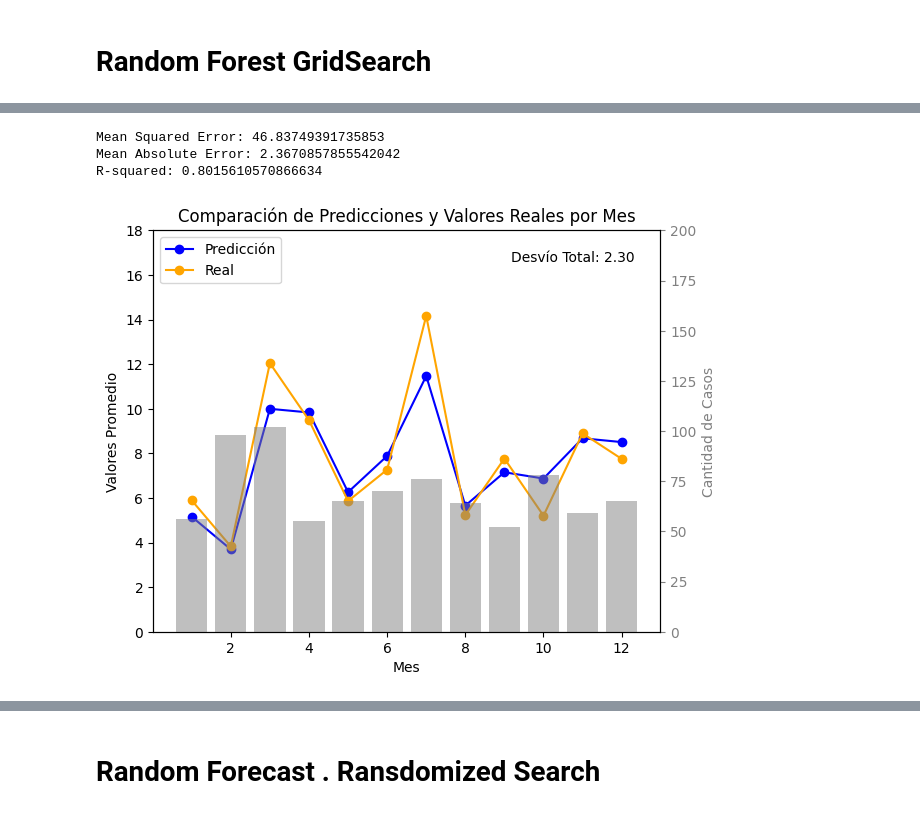
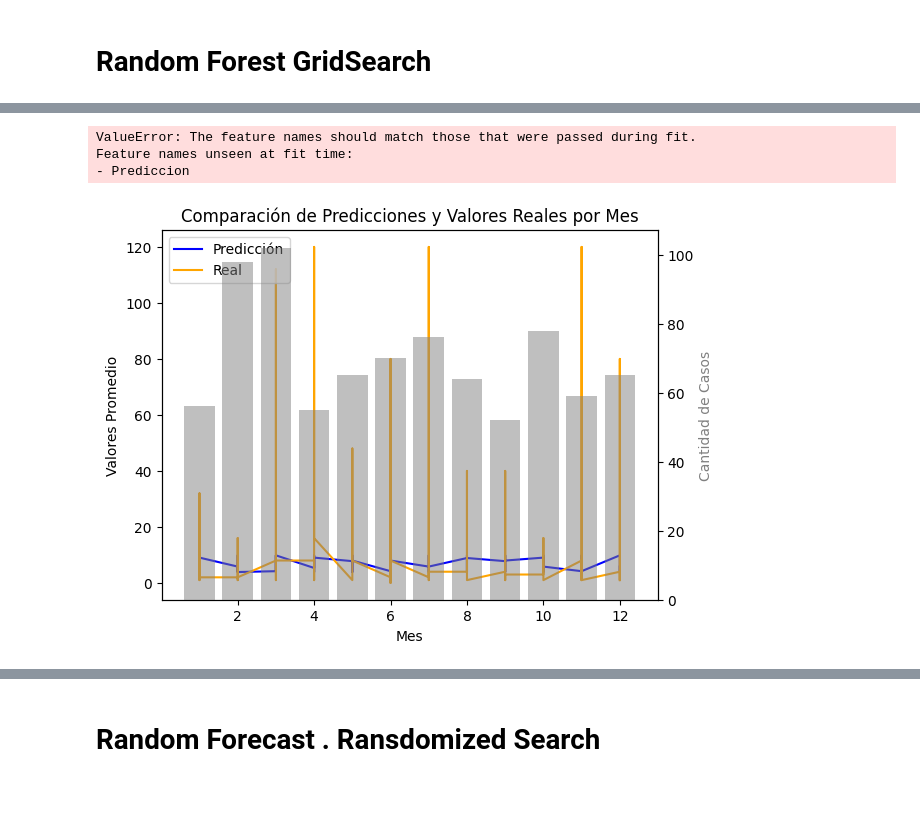
Before and after one commit to raulanegro/Chouse, a Jupyter notebook: Notebook_Final_Raul_Negro_version3_2.ipynb, the cells around one changed output, grey strips where cells are left out. Cells and saved outputs as stored; diff of their text form; code cells hidden in the pictures.

```diff
--- a/Notebook_Final_Raul_Negro_version3_2.ipynb
+++ b/Notebook_Final_Raul_Negro_version3_2.ipynb
@@ -1493,12 +1591,13 @@ Desvío medio entre Predicción y Real: 2.2964285714285713
 # %%
-# Supongamos que ya tienes el DataFrame X_test1 con las columnas 'Prediccion' y 'Real'
-# y que 'Month of absence' es una columna que representa los meses en formato numérico
 
-# Convertir la columna 'Month of absence' a formato de fecha
-X_test1['Month of absence'] = pd.to_datetime(X_test1['Month of absence'], format='%m')
+# Entrenar el modelo
+random_forest_nuevo.fit(X_train, Y_train)
 
-# Agregar una columna 'Mes' basada en la columna de fecha
-X_test1['Mes'] = X_test1['Month of absence'].dt.month
+# Realizar predicciones en df_nuevo_3
+predicciones = np.round(random_forest_nuevo.predict(df_nuevo_3.drop('Absenteeism time in hours', axis=1)), 0)
+
+# Añadir las predicciones como una nueva columna 'Prediccion'
+df_nuevo_3['Prediccion'] = predicciones
 
 # Crear un gráfico de líneas para la predicción y los valores reales
 fig, ax1 = plt.subplots()
@@ -1520,8 +1619,10 @@ ax2.tick_params('y', colors='gray')
 ax2.set_ylim(0, 200)  # Establecer límites en el eje y2
 
 # Calcular el desvío total y mostrarlo en el gráfico
-desvio_total = np.abs(X_test1['Prediccion'] - X_test1['Real']).mean()
+desvio_total = np.abs(X_test['Prediccion'] - X_test['Real']).mean()
 plt.text(0.95, 0.95, f'Desvío Total: {desvio_total:.2f}', ha='right', va='top', transform=plt.gca().transAxes)
+
+
 
 # Ajustar el diseño para evitar solapamientos
 fig.tight_layout()
@@ -1534,7 +1635,7 @@ from sklearn.metrics import mean_squared_error, mean_absolute_error, r2_score
 random_forest.fit(X_train, Y_train)
 
 # Realizar predicciones en el conjunto de prueba
-y_pred = random_forest.predict(X_test)
+y_pred = random_forest.predict(X_test1)
 
 # Calcular el error cuadrático medio (MSE)
 mse = mean_squared_error(Y_test, y_pred)
@@ -1551,7 +1652,33 @@ print("R-squared:", r2)
 # Mostrar el gráfico
 plt.show()
 # %% [output]
-Mean Squared Error: 46.83749391735853
-Mean Absolute Error: 2.3670857855542042
-R-squared: 0.8015610570866634
+ValueError: The feature names should match those that were passed during fit.
+Feature names unseen at fit time:
+- Prediccion
-[figure, removed]
+# %%
+# Ordenar los datos por mes antes de trazarlos
+X_test1_sorted = X_test1.sort_values(by='Mes')
+
+# Crear un gráfico de líneas para la predicción y los valores reales
+fig, ax1 = plt.subplots()
+
+# Gráfico de líneas para la predicción y los valores reales en el primer eje y
+ax1.plot(X_test1_sorted['Mes'], y_pred, label='Predicción', color='blue')
+ax1.plot(X_test1_sorted['Mes'], X_test1_sorted['Real'], label='Real', color='orange')
+ax1.set_xlabel('Mes')
+ax1.set_ylabel('Valores Promedio', color='black')
+ax1.tick_params('y', colors='black')
+ax1.legend(loc='upper left')
+
+# Segundo eje y para la cantidad de casos
+ax2 = ax1.twinx()
+ax2.bar(X_test1_sorted.groupby('Mes')['Mes'].count().index, X_test1_sorted.groupby('Mes')['Mes'].count(), label='Casos', alpha=0.5, color='gray')
+ax2.set_ylabel('Cantidad de Casos', color='gray')
+
+# Título del gráfico
+plt.title('Comparación de Predicciones y Valores Reales por Mes')
+
+# Mostrar el gráfico
+plt.show()
+# %% [output]
+[figure, added]
```
Also changed, not shown: parts of 30 cells of this notebook.
